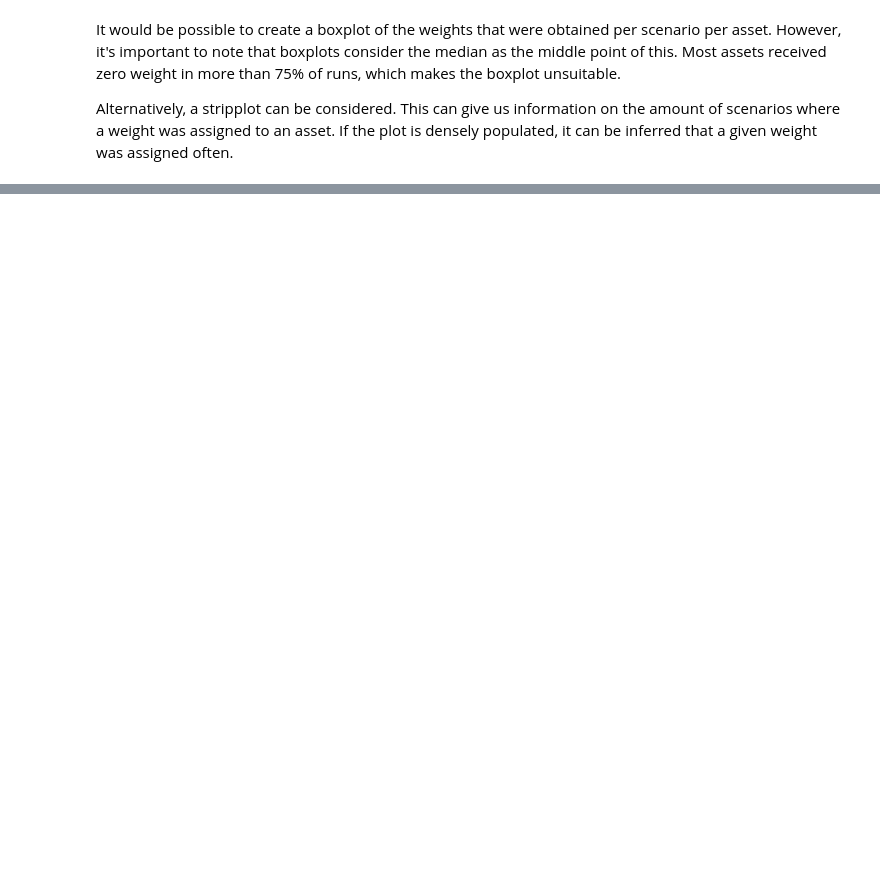
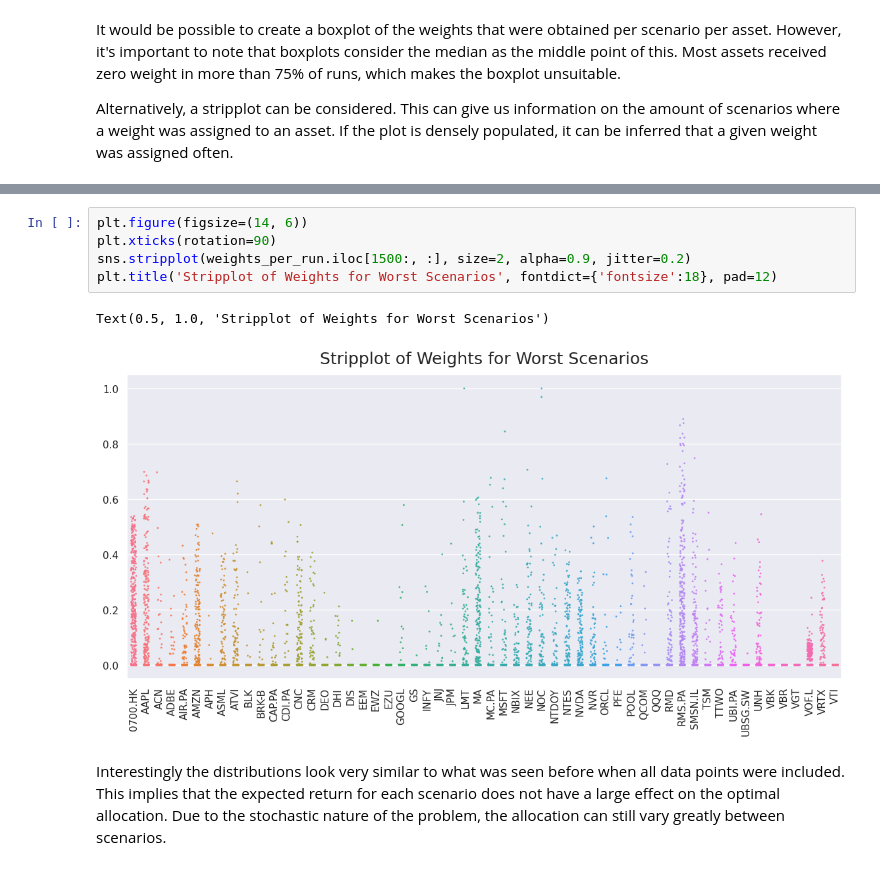
Before and after one commit to JeanLuc-Oudshoorn/Stochastic_Linear_Programming, a Jupyter notebook: quadratic_portfolio_optimization.ipynb, the cells around one changed output, grey strips where cells are left out. Saved outputs shown, nothing was run; the diff lists cells and outputs as text; blank space fills up the shorter version.

```diff
--- a/quadratic_portfolio_optimization.ipynb
+++ b/quadratic_portfolio_optimization.ipynb
@@ -316,0 +371,10 @@ It turn out that Tencent was assigned a non-zero weight most often, however it w
+# %%
+plt.figure(figsize=(14, 6))
+plt.xticks(rotation=90)
+sns.stripplot(weights_per_run.iloc[1500:, :], size=2, alpha=0.9, jitter=0.2)
+plt.title('Stripplot of Weights for Worst Scenarios', fontdict={'fontsize':18}, pad=12)
+# %% [output]
+Text(0.5, 1.0, 'Stripplot of Weights for Worst Scenarios')
+[figure, added]
+# %% [markdown]
+Interestingly the distributions look very similar to what was seen before when all data points were included. This implies that the expected return for each scenario does not have a large effect on the optimal allocation. Due to the stochastic nature of the problem, the allocation can still vary greatly between scenarios.
```
Also changed, not shown: parts of 18 cells of this notebook.
